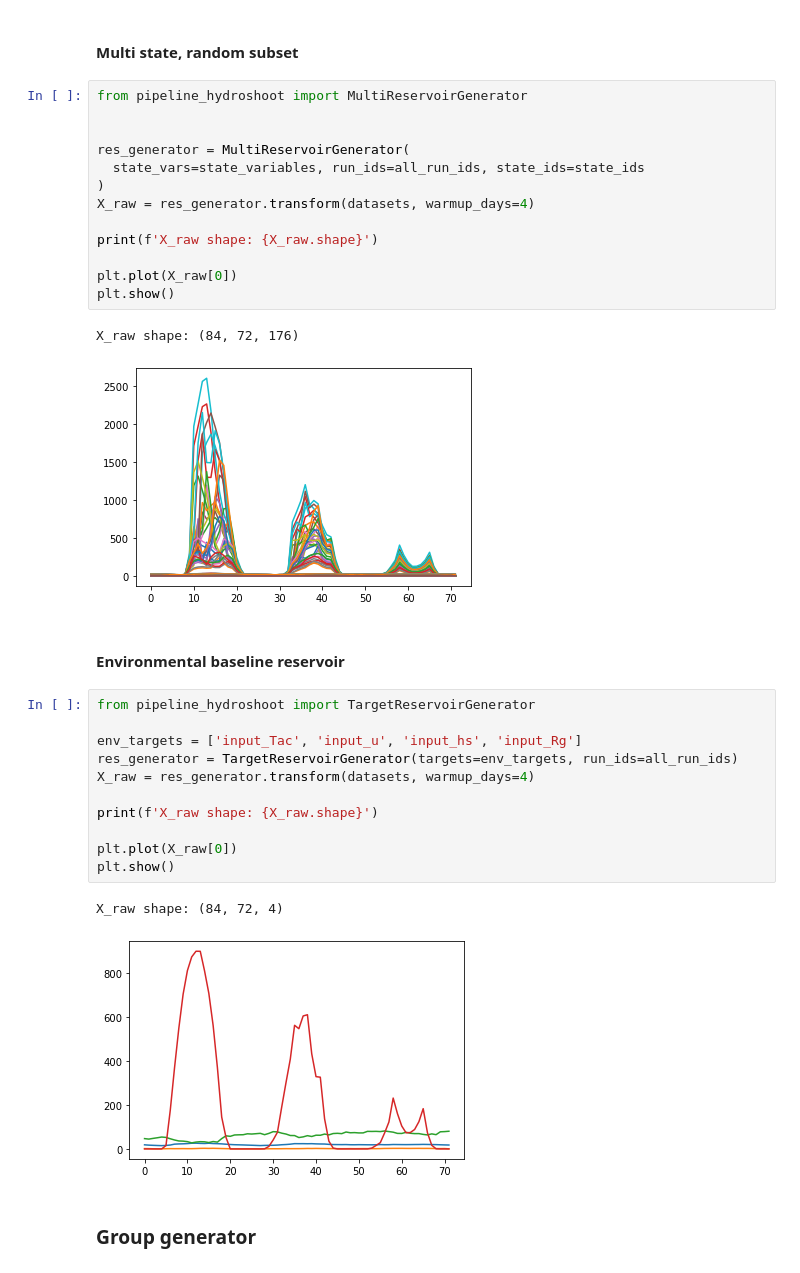
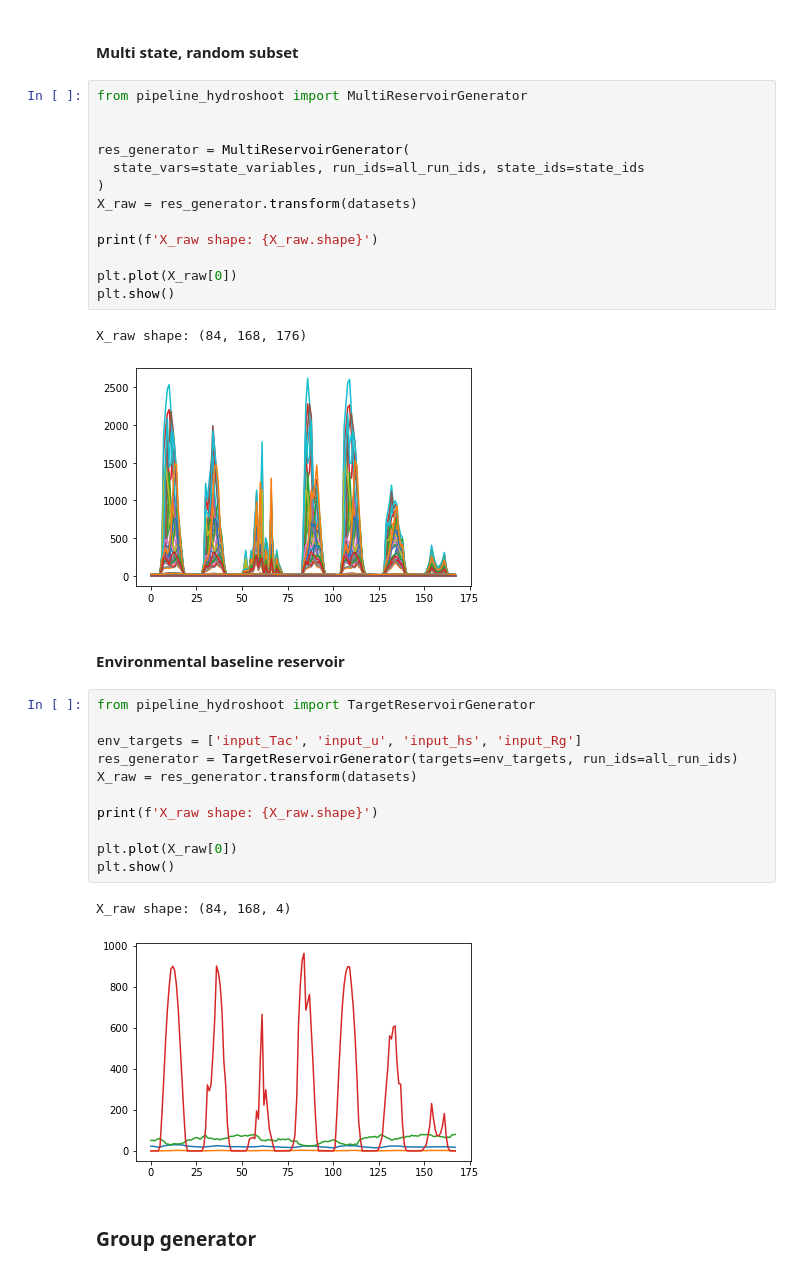
Before and after one commit to mcndt/thesis-plant-reservoir-computing, a Jupyter notebook: notebooks/hydroshoot_refactor.ipynb, the cells around one changed output. Saved outputs shown, nothing was run; the diff lists cells and outputs as text.

```diff
--- a/notebooks/hydroshoot_refactor.ipynb
+++ b/notebooks/hydroshoot_refactor.ipynb
@@ -73,19 +73,19 @@ X_raw shape: (84, 72, 16)
 # %%
 from pipeline_hydroshoot import MultiReservoirGenerator
 
 
 res_generator = MultiReservoirGenerator(
   state_vars=state_variables, run_ids=all_run_ids, state_ids=state_ids
 )
-X_raw = res_generator.transform(datasets, warmup_days=4)
+X_raw = res_generator.transform(datasets)
 
 print(f'X_raw shape: {X_raw.shape}')
 
 plt.plot(X_raw[0])
 plt.show()
 # %% [output]
-X_raw shape: (84, 72, 176)
+X_raw shape: (84, 168, 176)
-[figure, old version]
+[figure, new version]
 # %% [markdown]
 #### Environmental baseline reservoir
 # %%
@@ -93,15 +93,15 @@ from pipeline_hydroshoot import TargetReservoirGenerator
 
 env_targets = ['input_Tac', 'input_u', 'input_hs', 'input_Rg']
 res_generator = TargetReservoirGenerator(targets=env_targets, run_ids=all_run_ids)
-X_raw = res_generator.transform(datasets, warmup_days=4)
+X_raw = res_generator.transform(datasets)
 
 print(f'X_raw shape: {X_raw.shape}')
 
 plt.plot(X_raw[0])
 plt.show()
 # %% [output]
-X_raw shape: (84, 72, 4)
+X_raw shape: (84, 168, 4)
-[figure, old version]
+[figure, new version]
 # %% [markdown]
 ### Group generator
 # %%
```
Also changed, not shown: parts of 10 cells of this notebook, 8 other files.
